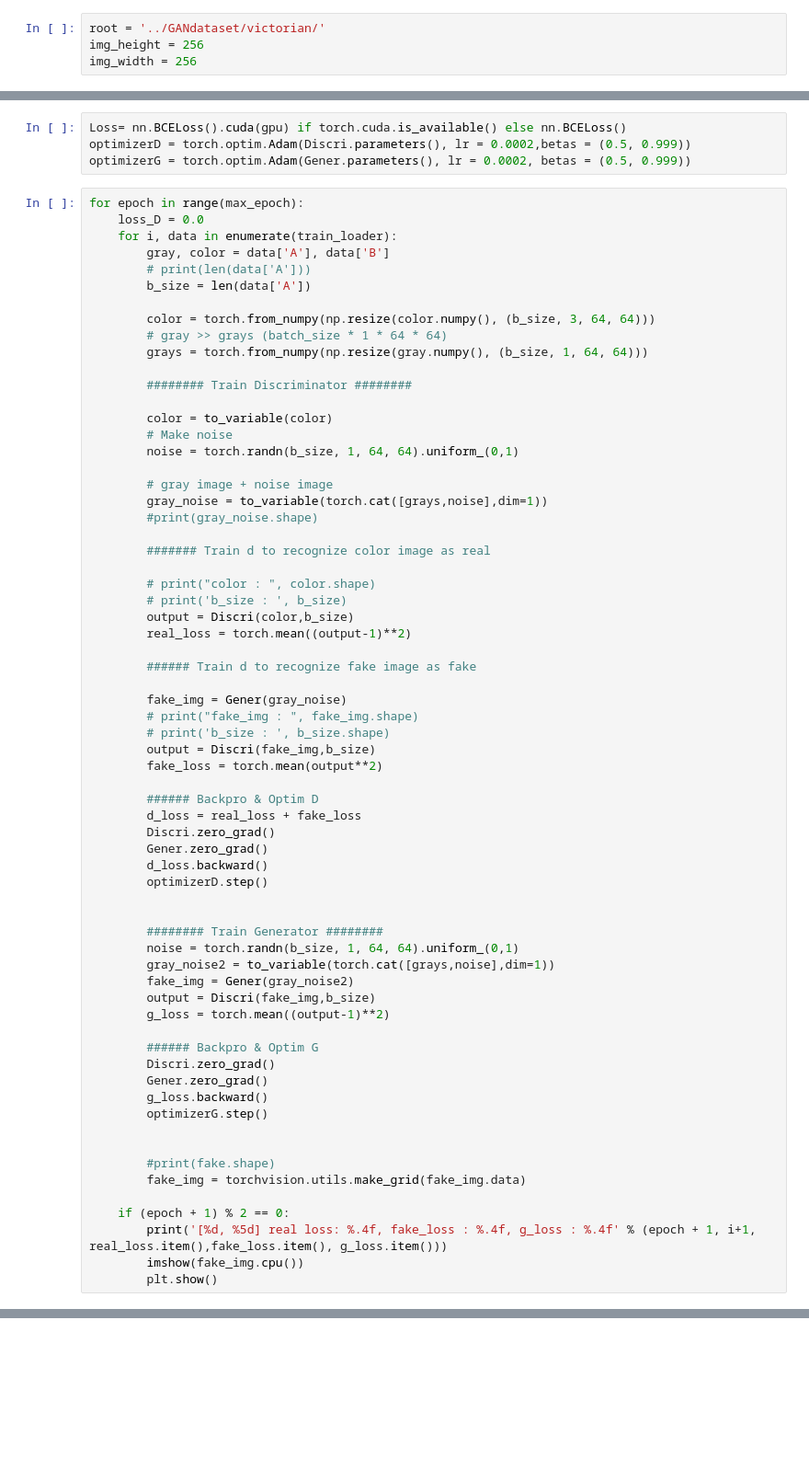
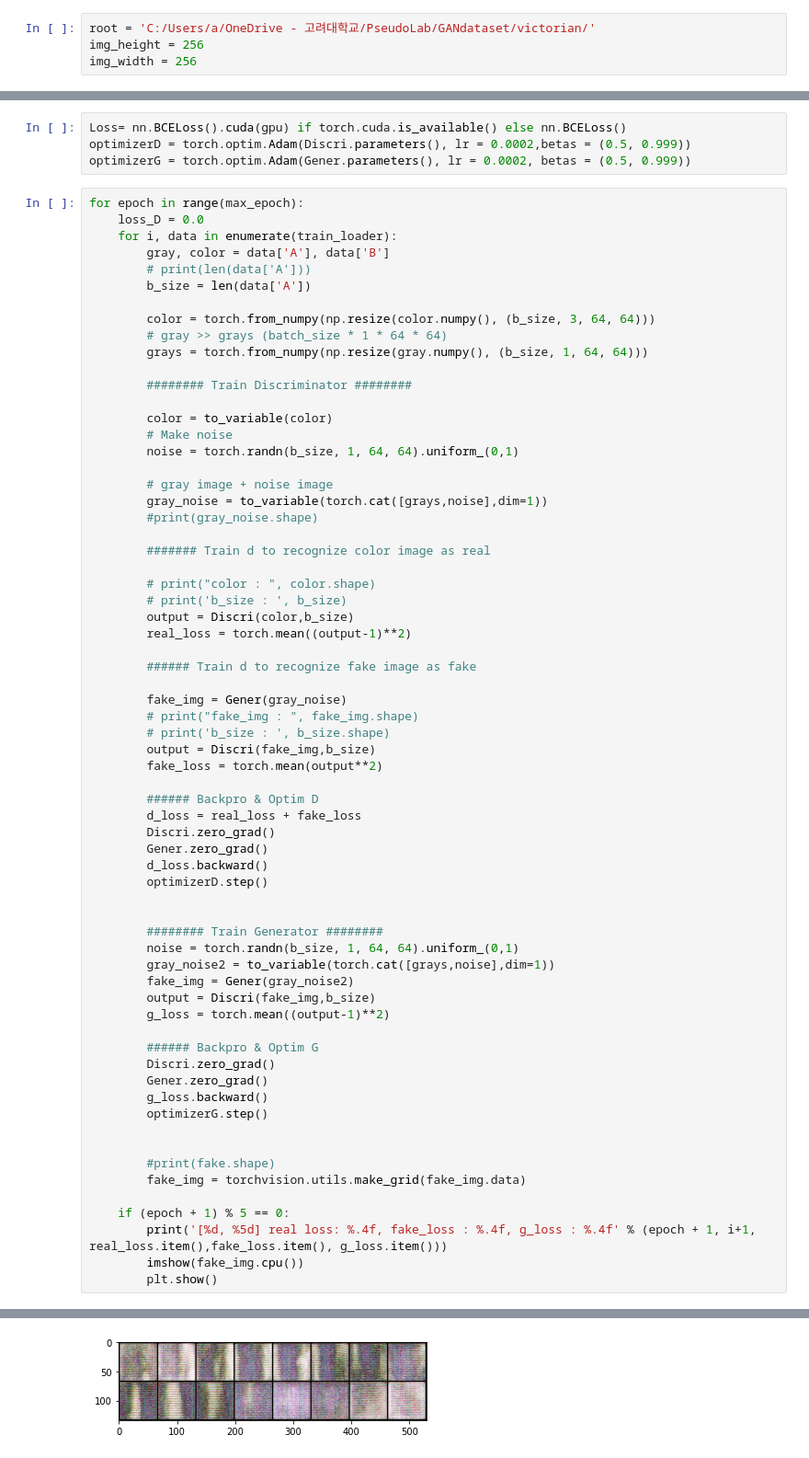
Before and after one commit to Pseudo-Lab/Tutorial-Book, a Jupyter notebook: book/chapters/GAN/Ch3-GAN.ipynb, the cells around one changed output, grey strips where cells are left out. Shown at 92% size. Drawn from its saved outputs; the diff is of its cells as text; blank space fills up the shorter version.

```diff
--- a/book/chapters/GAN/Ch3-GAN.ipynb
+++ b/book/chapters/GAN/Ch3-GAN.ipynb
@@ -44,7 +43,7 @@ class victorianDataset(Dataset):
     def __len__(self):
         return len(self.gray_files)
 # %%
-root = '../GANdataset/victorian/'
+root = 'C:/Users/a/OneDrive - 고려대학교/PseudoLab/GANdataset/victorian/'
 img_height = 256
 img_width = 256
 # %%
@@ -354,7 +375,8 @@ for epoch in range(max_epoch):
         #print(fake.shape)
         fake_img = torchvision.utils.make_grid(fake_img.data)
 
-    if (epoch + 1) % 2 == 0:
+    if (epoch + 1) % 5 == 0:
         print('[%d, %5d] real loss: %.4f, fake_loss : %.4f, g_loss : %.4f' % (epoch + 1, i+1, real_loss.item(),fake_loss.item(), g_loss.item()))
         imshow(fake_img.cpu())
         plt.show()
+# %% [output]
@@ -360,0 +385 @@ for epoch in range(max_epoch):
+[figure, added]
```
Also changed, not shown: parts of 6 cells of this notebook.
